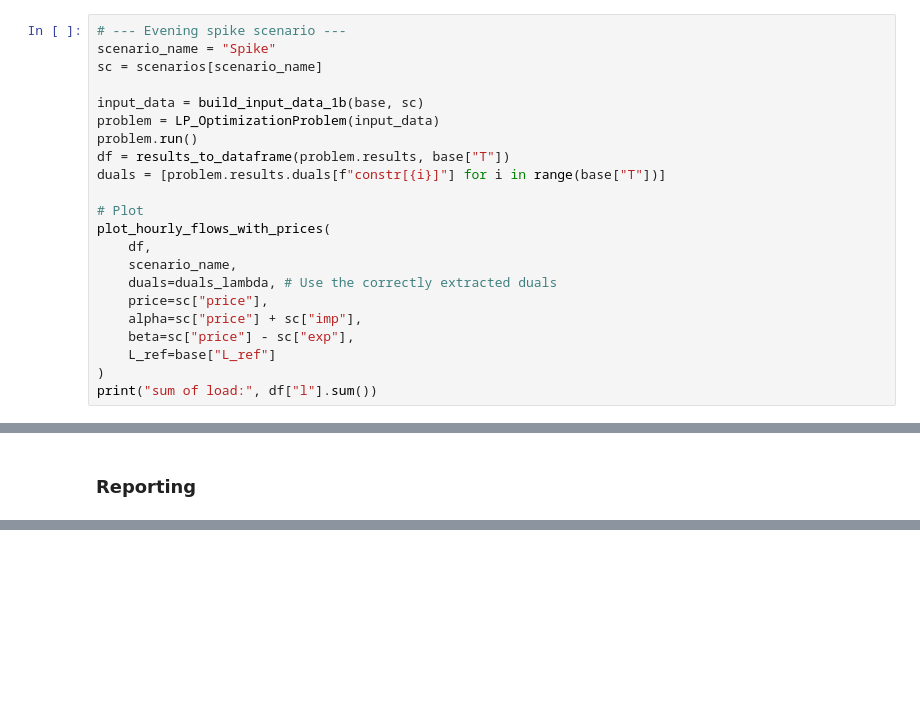
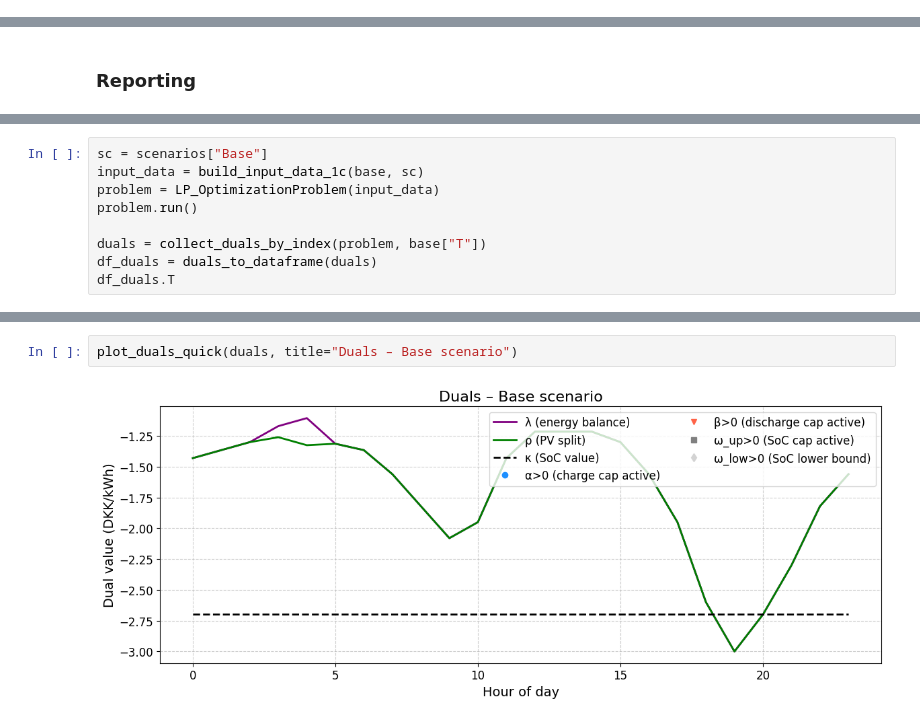
Before and after one commit to Nikipantdtu/Opt_Assignment1, a Jupyter notebook: Task1_c.ipynb, the cells around one changed output, grey strips where cells are left out. Saved outputs shown, nothing was run; the diff lists cells and outputs as text; blank space fills up the shorter version.

```diff
--- a/Task1_c.ipynb
+++ b/Task1_c.ipynb
@@ -615,22 +650,0 @@ sum of load: 14.864999999999998
-# %%
-# --- Evening spike scenario ---
-scenario_name = "Spike"
-sc = scenarios[scenario_name]
-
-input_data = build_input_data_1b(base, sc)
-problem = LP_OptimizationProblem(input_data)
-problem.run()
-df = results_to_dataframe(problem.results, base["T"])
-duals = [problem.results.duals[f"constr[{i}]"] for i in range(base["T"])]
-
-# Plot
-plot_hourly_flows_with_prices(
-    df,
-    scenario_name,
-    duals=duals_lambda, # Use the correctly extracted duals
-    price=sc["price"],
-    alpha=sc["price"] + sc["imp"],
-    beta=sc["price"] - sc["exp"],
-    L_ref=base["L_ref"]
-)
-print("sum of load:", df["l"].sum())
@@ -846,0 +1241,9 @@ df_results
+# %%
+sc = scenarios["Base"]
+input_data = build_input_data_1c(base, sc)
+problem = LP_OptimizationProblem(input_data)
+problem.run()
+
+duals = collect_duals_by_index(problem, base["T"])
+df_duals = duals_to_dataframe(duals)
+df_duals.T
@@ -846,0 +1285,4 @@ df_results
+# %%
+plot_duals_quick(duals, title="Duals – Base scenario")
+# %% [output]
+[figure, added]
```
Also changed, not shown: parts of 24 cells of this notebook.
